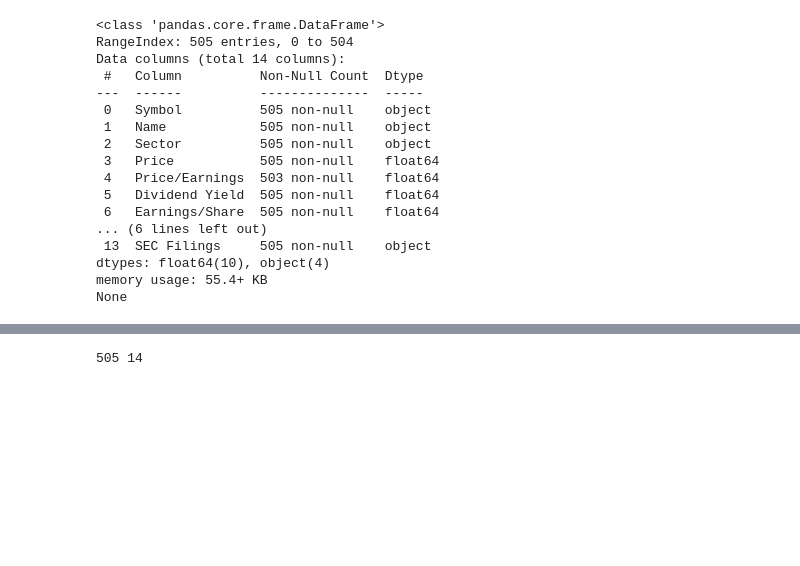
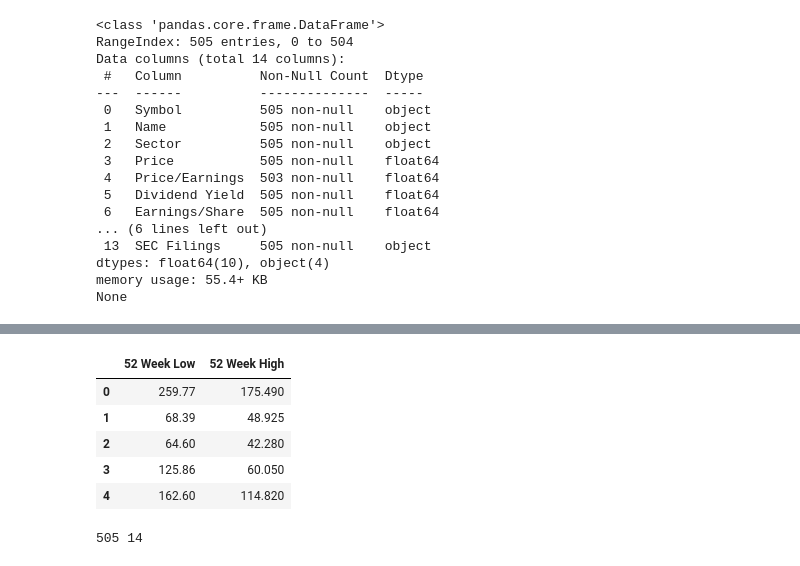
Before and after one commit to DataZenSomaiya/14_days_challenge, a Jupyter notebook: ankit/Finance.ipynb, the cells around one changed output, grey strips where cells are left out. Drawn from its saved outputs; the diff is of its cells as text; code cells hidden in the pictures; blank space fills up the shorter version.

```diff
--- a/ankit/Finance.ipynb
+++ b/ankit/Finance.ipynb
@@ -48,3 +87,13 @@ None
+# %%
+df1= df.loc[:,['52 Week Low','52 Week High']]
+df1.head(5)
+# %% [output]
+|  | 52 Week Low | 52 Week High |
+| 0 | 259.77 | 175.490 |
+| 1 | 68.39 | 48.925 |
+| 2 | 64.60 | 42.280 |
+| 3 | 125.86 | 60.050 |
+| 4 | 162.60 | 114.820 |
 # %%
 r,c = df.shape
 print(r,c)
```
Also changed, not shown: parts of 17 cells of this notebook.
